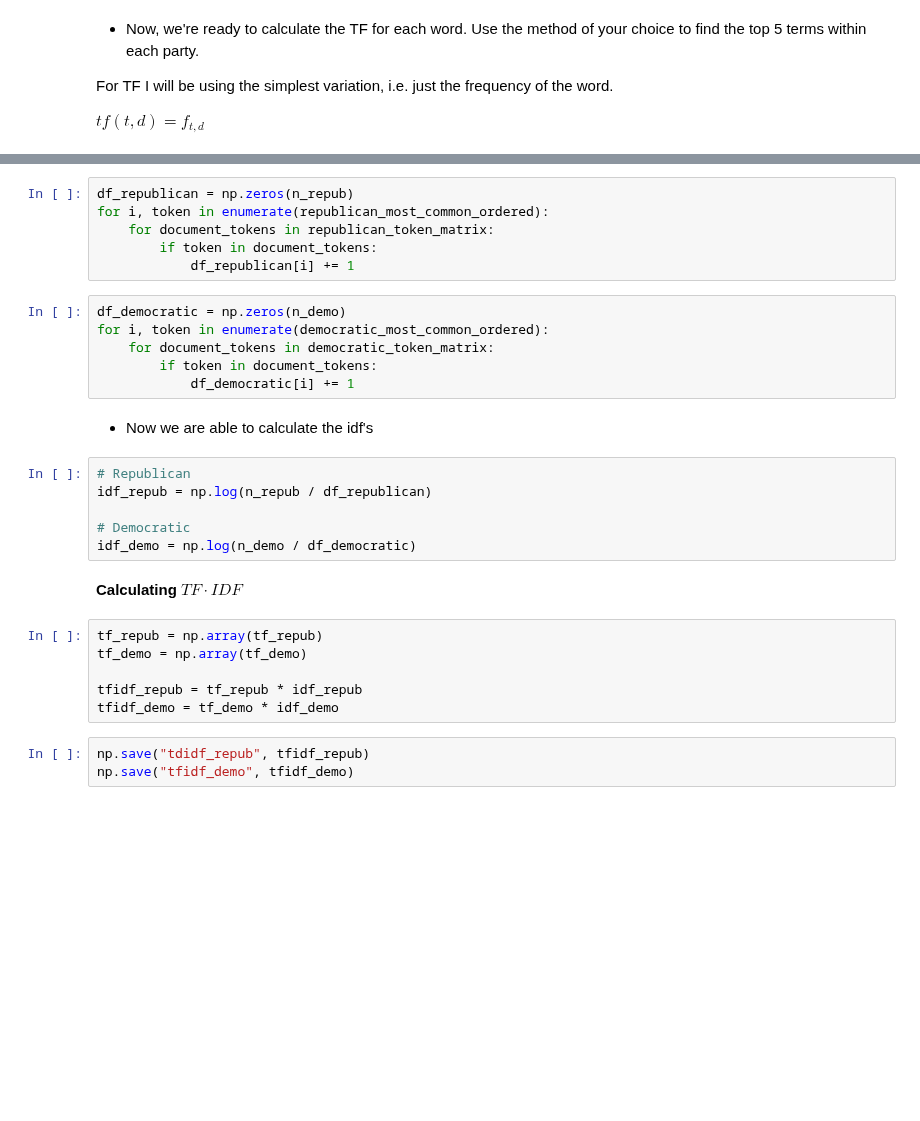
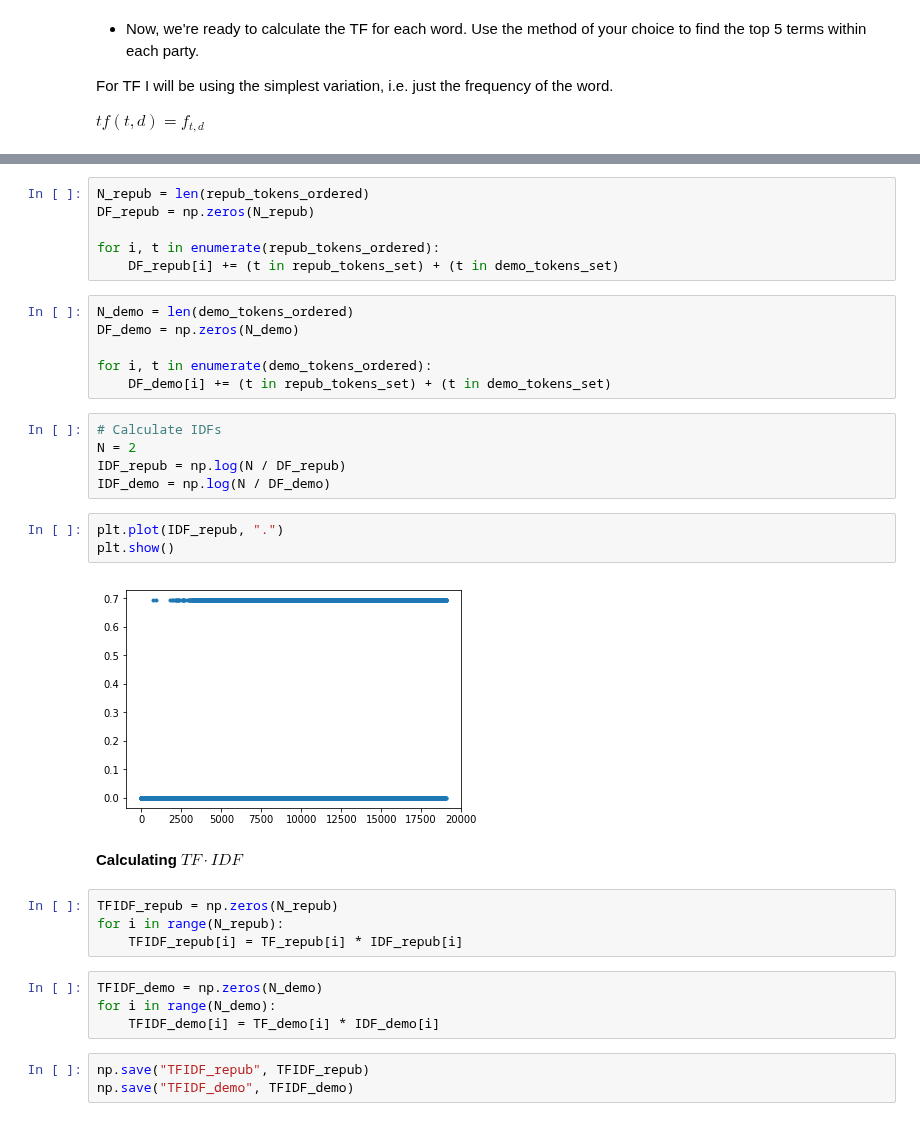
Before and after one commit to thomasnilsson/02805-social-graphs-2018, a Jupyter notebook: week7/Exercise2_python3.ipynb, the cells around one changed output, grey strips where cells are left out. Drawn from its saved outputs; the diff is of its cells as text; blank space fills up the shorter version.

```diff
--- a/week7/Exercise2_python3.ipynb
+++ b/week7/Exercise2_python3.ipynb
@@ -200,31 +163,35 @@ n_demo = len(democratic_most_common_ordered)
-# %%
-df_republican = np.zeros(n_repub)
-for i, token in enumerate(republican_most_common_ordered):
-    for document_tokens in republican_token_matrix:
-        if token in document_tokens:
-            df_republican[i] += 1
-# %%
-df_democratic = np.zeros(n_demo)
-for i, token in enumerate(democratic_most_common_ordered):
-    for document_tokens in democratic_token_matrix:
-        if token in document_tokens:
-            df_democratic[i] += 1
-# %% [markdown]
-* Now we are able to calculate the idf's
-# %%
-# Republican
-idf_repub = np.log(n_repub / df_republican)
-
-# Democratic
-idf_demo = np.log(n_demo / df_democratic)
+# %%
+N_repub = len(repub_tokens_ordered)
+DF_repub = np.zeros(N_repub)
+
+for i, t in enumerate(repub_tokens_ordered):
+    DF_repub[i] += (t in repub_tokens_set) + (t in demo_tokens_set)
+# %%
+N_demo = len(demo_tokens_ordered)
+DF_demo = np.zeros(N_demo)
+
+for i, t in enumerate(demo_tokens_ordered):
+    DF_demo[i] += (t in repub_tokens_set) + (t in demo_tokens_set)
+# %%
+# Calculate IDFs
+N = 2
+IDF_repub = np.log(N / DF_repub)
+IDF_demo = np.log(N / DF_demo)
+# %%
+plt.plot(IDF_repub, ".")
+plt.show()
+# %% [output]
+[figure, added]
 # %% [markdown]
 **Calculating $TF \cdot IDF$**
-# %%
-tf_repub = np.array(tf_repub)
-tf_demo = np.array(tf_demo)
-
-tfidf_repub = tf_repub * idf_repub
-tfidf_demo = tf_demo * idf_demo
+# %%
+TFIDF_repub = np.zeros(N_repub)
+for i in range(N_repub):
+    TFIDF_repub[i] = TF_repub[i] * IDF_repub[i]
+# %%
+TFIDF_demo = np.zeros(N_demo)
+for i in range(N_demo):
+    TFIDF_demo[i] = TF_demo[i] * IDF_demo[i]
 # %%
-np.save("tdidf_repub", tfidf_repub)
-np.save("tfidf_demo", tfidf_demo)
+np.save("TFIDF_repub", TFIDF_repub)
+np.save("TFIDF_demo", TFIDF_demo)
```
Also changed, not shown: parts of 30 cells of this notebook, 33 other files.
